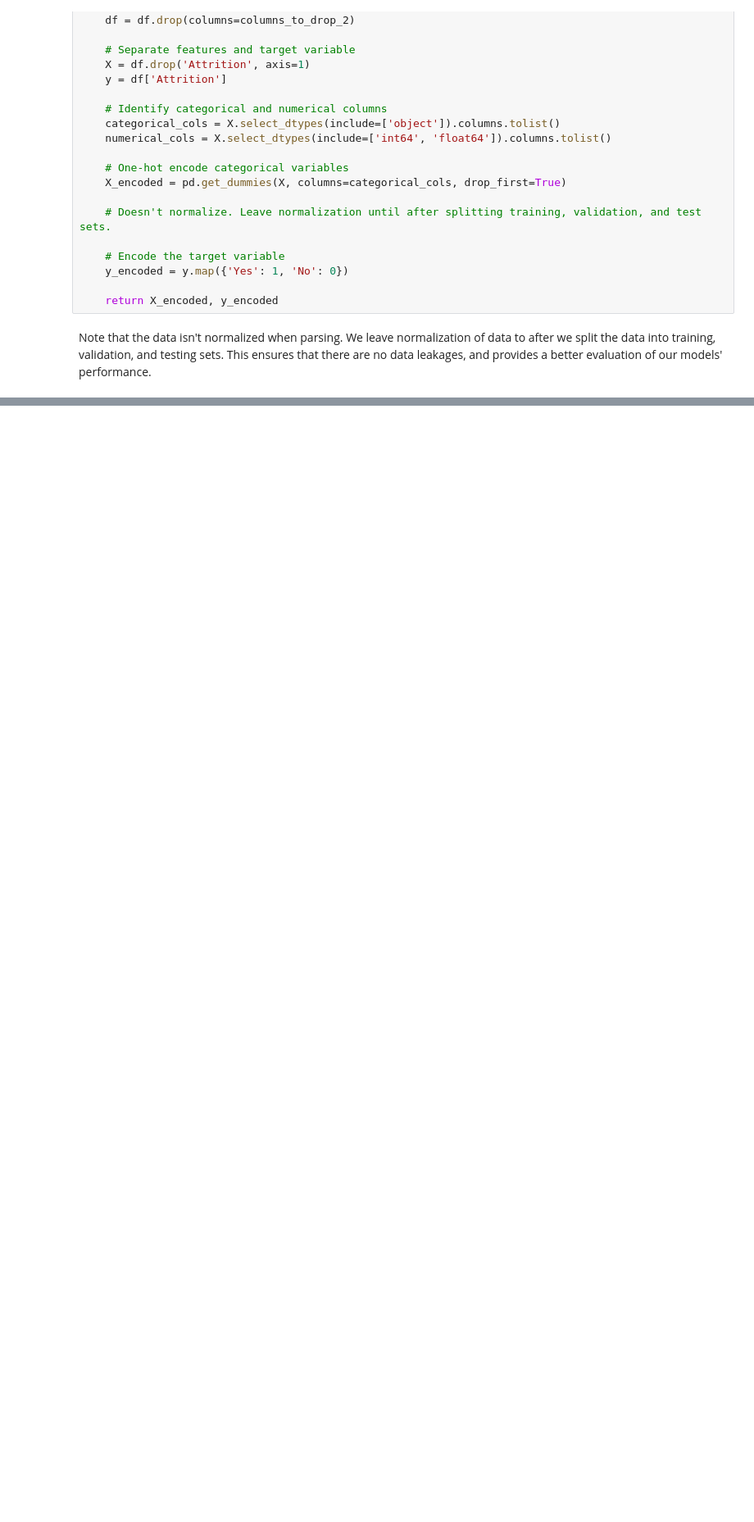
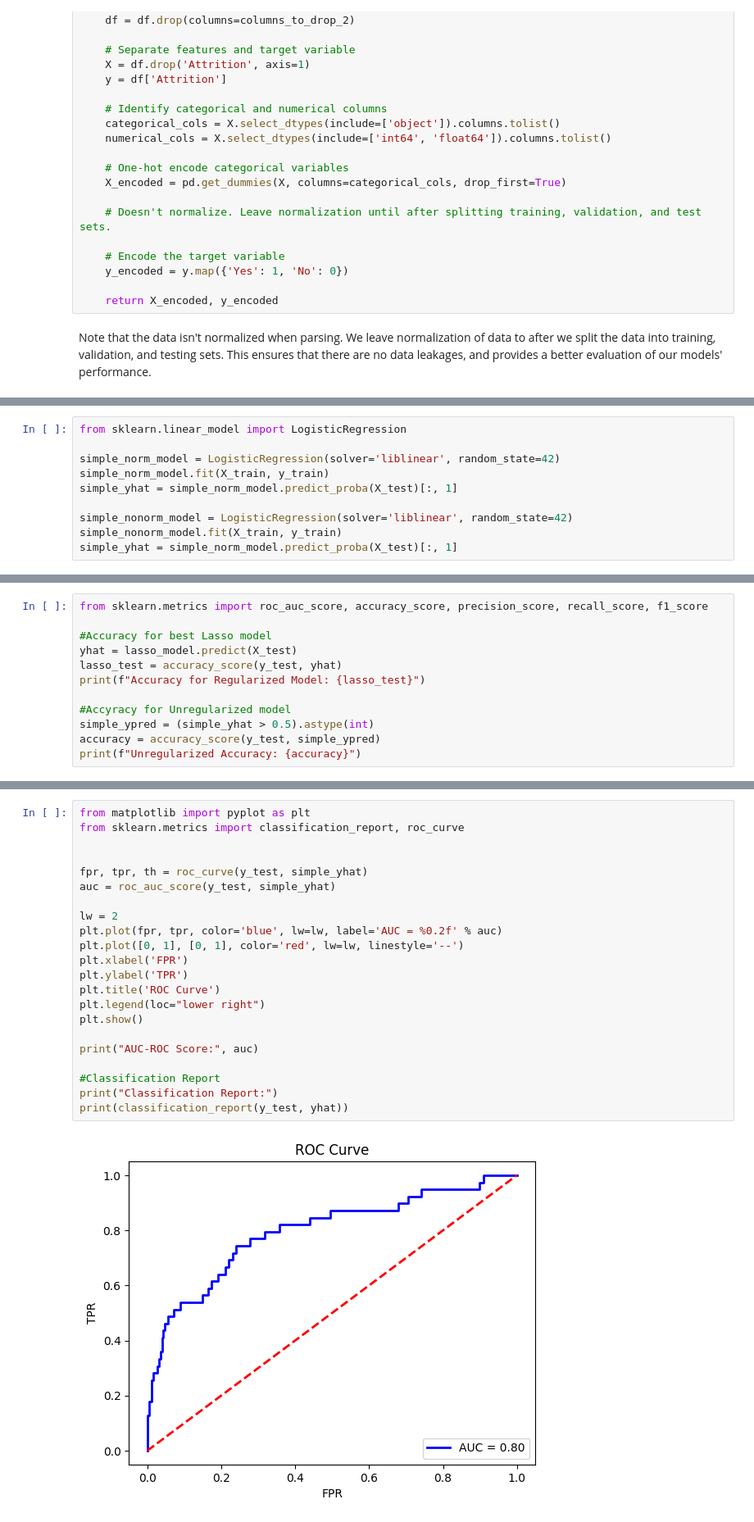
Before and after one commit to michyli/AttritionPredictionModel, a Jupyter notebook: main.ipynb, the cells around one changed output, grey strips where cells are left out. Shown: that part at 82% size. Saved outputs shown, nothing was run; the diff lists cells and outputs as text; blank space fills up the shorter version.

```diff
--- a/main.ipynb
+++ b/main.ipynb
@@ -80,0 +180,10 @@ Note that the data isn't normalized when parsing. We leave normalization of data
+# %%
+from sklearn.linear_model import LogisticRegression
+
+simple_norm_model = LogisticRegression(solver='liblinear', random_state=42)
+simple_norm_model.fit(X_train, y_train)
+simple_yhat = simple_norm_model.predict_proba(X_test)[:, 1]
+
+simple_nonorm_model = LogisticRegression(solver='liblinear', random_state=42)
+simple_nonorm_model.fit(X_train, y_train)
+simple_yhat = simple_norm_model.predict_proba(X_test)[:, 1]
@@ -80,0 +256,12 @@ Note that the data isn't normalized when parsing. We leave normalization of data
+# %%
+from sklearn.metrics import roc_auc_score, accuracy_score, precision_score, recall_score, f1_score
+
+#Accuracy for best Lasso model
+yhat = lasso_model.predict(X_test)
+lasso_test = accuracy_score(y_test, yhat)
+print(f"Accuracy for Regularized Model: {lasso_test}")
+
+#Accyracy for Unregularized model
+simple_ypred = (simple_yhat > 0.5).astype(int)
+accuracy = accuracy_score(y_test, simple_ypred)
+print(f"Unregularized Accuracy: {accuracy}")
@@ -80,0 +273,24 @@ Note that the data isn't normalized when parsing. We leave normalization of data
+# %%
+from matplotlib import pyplot as plt
+from sklearn.metrics import classification_report, roc_curve
+
+
+fpr, tpr, th = roc_curve(y_test, simple_yhat)
+auc = roc_auc_score(y_test, simple_yhat)
+
+lw = 2
+plt.plot(fpr, tpr, color='blue', lw=lw, label='AUC = %0.2f' % auc)
+plt.plot([0, 1], [0, 1], color='red', lw=lw, linestyle='--')
+plt.xlabel('FPR')
+plt.ylabel('TPR')
+plt.title('ROC Curve')
+plt.legend(loc="lower right")
+plt.show()
+
+print("AUC-ROC Score:", auc)
+
+#Classification Report
+print("Classification Report:")
+print(classification_report(y_test, yhat))
+# %% [output]
+[figure, added]
```
Also changed, not shown: parts of 22 cells of this notebook, 1 other file.
